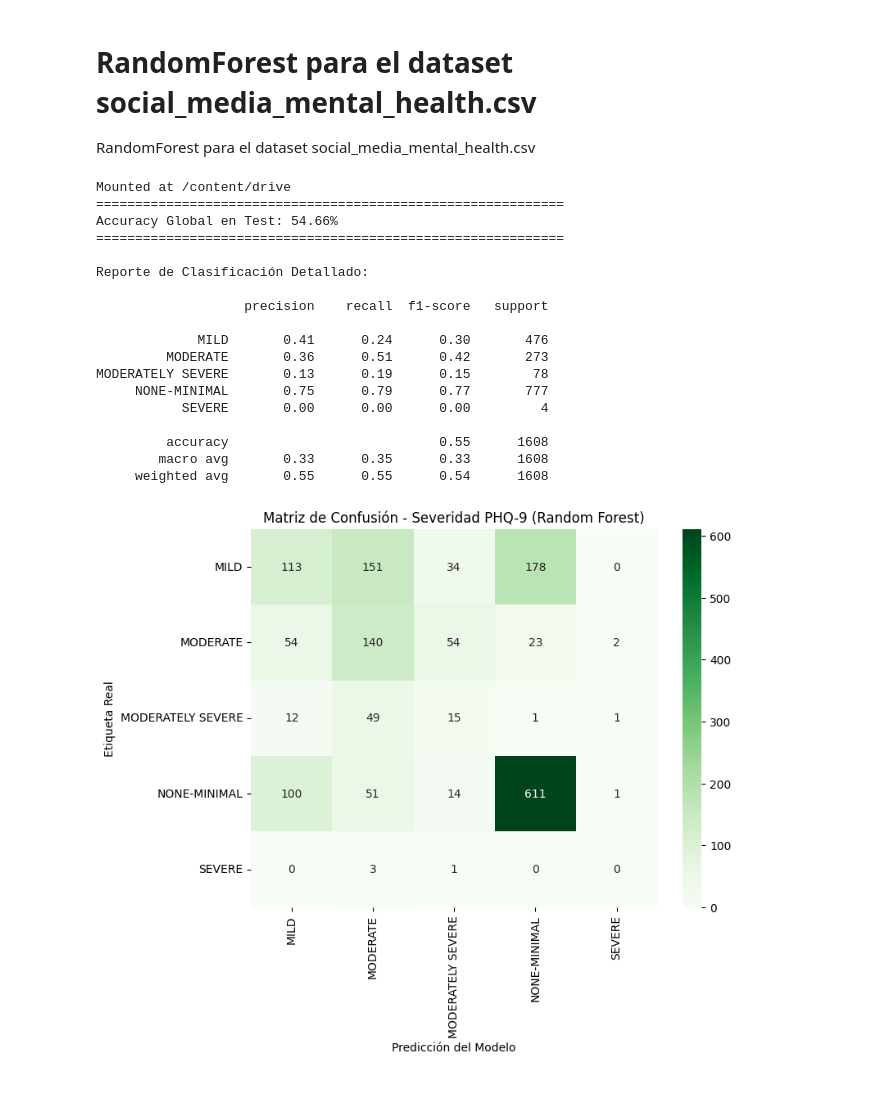
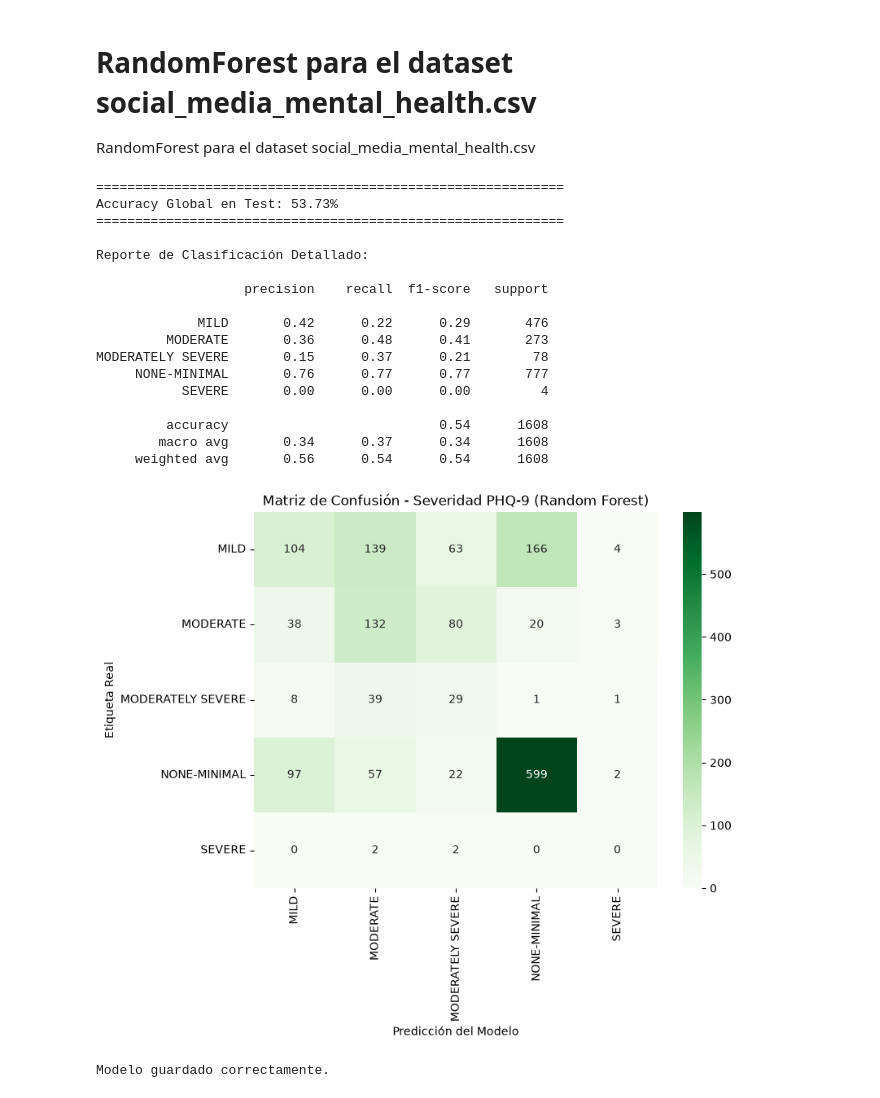
Before and after one commit to juanbarbadiaz/proyecto-final-bd17, a Jupyter notebook: ML MA/ML_MA_RandomForest.ipynb, the cells around one changed output. Drawn from its saved outputs; the diff is of its cells as text; code cells hidden in the pictures.

Commit message:
Cambios y modelos

```diff
--- a/ML MA/ML_MA_RandomForest.ipynb
+++ b/ML MA/ML_MA_RandomForest.ipynb
@@ -10,7 +10,6 @@ import pandas as pd
 import numpy as np
 import matplotlib.pyplot as plt
 import seaborn as sns
-from google.colab import drive
 
 # Módulos de Scikit-Learn para preprocesamiento, modelado y evaluación
 from sklearn.preprocessing import StandardScaler, OneHotEncoder
@@ -23,18 +22,14 @@ from sklearn.metrics import classification_report, accuracy_score, confusion_mat
 # 1. MONTAJE DE GOOGLE DRIVE Y CARGA DE DATOS
 # ==============================================================================
 # Intentamos montar Google Drive si no se encuentra activo
-try:
-    drive.mount('/content/drive')
-except Exception as e:
-    print("Drive ya se encuentra montado o requiere reconexión desde el panel lateral.")
 
 # Rutas absolutas a la estructura de archivos en Google Drive (Ajusta la carpeta según tu Drive)
-train_path = '/content/drive/My Drive/proyecto dataset/ML/MA/dataset-train.csv'
-test_path = '/content/drive/My Drive/proyecto dataset/ML/MA/dataset-test.csv'
+path_train = "dfFinalMA_Train/MA_TRAIN.csv"
+path_test  = "dfFinalMA_Test/MA_Test.csv"
 
 # Carga de datasets en DataFrames de Pandas
-train = pd.read_csv(train_path)
-test = pd.read_csv(test_path)
+train = pd.read_csv(path_train)
+test = pd.read_csv(path_test)
 
 # ==============================================================================
 # 2. SEPARACIÓN DE FEATURES (X) Y VARIABLE OBJETIVO (y)
@@ -112,40 +107,56 @@ print("=" * 60)
 print("\nReporte de Clasificación Detallado:\n")
 print(classification_report(y_test, y_pred, zero_division=0))
 
 # Matriz de Confusión
 plt.figure(figsize=(8, 6))
 cm = confusion_matrix(y_test, y_pred, labels=rf_pipeline.classes_)
 
 sns.heatmap(
     cm,
     annot=True,
     fmt='d',
     cmap='Greens',
     xticklabels=rf_pipeline.classes_,
     yticklabels=rf_pipeline.classes_
 )
 
 plt.title('Matriz de Confusión - Severidad PHQ-9 (Random Forest)', fontsize=12)
 plt.xlabel('Predicción del Modelo', fontsize=10)
 plt.ylabel('Etiqueta Real', fontsize=10)
 plt.show()
 # %% [output]
-Mounted at /content/drive
 ============================================================
-Accuracy Global en Test: 54.66%
+Accuracy Global en Test: 53.73%
 ============================================================
 
 Reporte de Clasificación Detallado:
 
                    precision    recall  f1-score   support
 
-             MILD       0.41      0.24      0.30       476
-         MODERATE       0.36      0.51      0.42       273
-MODERATELY SEVERE       0.13      0.19      0.15        78
-     NONE-MINIMAL       0.75      0.79      0.77       777
+             MILD       0.42      0.22      0.29       476
+         MODERATE       0.36      0.48      0.41       273
+MODERATELY SEVERE       0.15      0.37      0.21        78
+     NONE-MINIMAL       0.76      0.77      0.77       777
            SEVERE       0.00      0.00      0.00         4
 
-         accuracy                           0.55      1608
-        macro avg       0.33      0.35      0.33      1608
-     weighted avg       0.55      0.55      0.54      1608
+         accuracy                           0.54      1608
+        macro avg       0.34      0.37      0.34      1608
+     weighted avg       0.56      0.54      0.54      1608
-[figure, old version]
+[figure, new version]
+# %%
+import joblib
+from pathlib import Path
+
+# Crear carpeta models si no existe
+models_dir = Path("../models")
+models_dir.mkdir(parents=True, exist_ok=True)
+
+# Guardar SOLO el modelo Random Forest
+joblib.dump(
+    rf_pipeline.named_steps['classifier'],
+    models_dir / "MA_PHQ9_Classifier.pkl"
+)
+
+print("Modelo guardado correctamente.")
+# %% [output]
+Modelo guardado correctamente.
```
Also changed, not shown: 15 other files.
